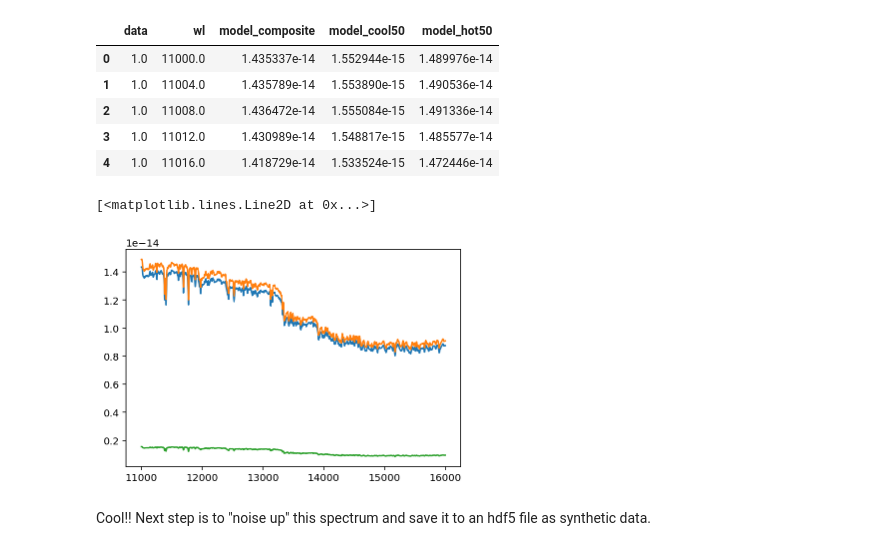
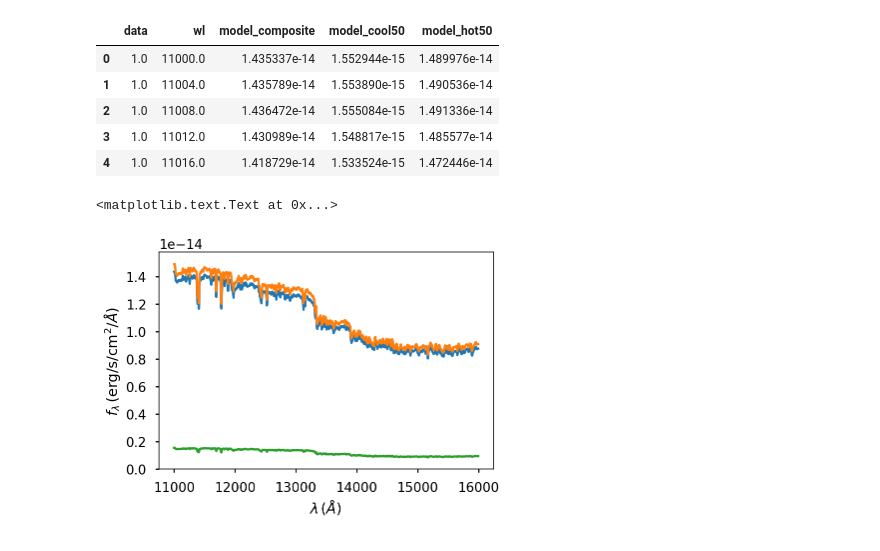
Before and after one commit to BrownDwarf/nubble, a Jupyter notebook: notebooks/01.02-GJ1214_and_star.ipynb, the cells around one changed output. Cells and saved outputs as stored; diff of their text form; code cells hidden in the pictures.

```diff
--- a/notebooks/01.02-GJ1214_and_star.ipynb
+++ b/notebooks/01.02-GJ1214_and_star.ipynb
@@ -258,9 +272,11 @@ import matplotlib.pyplot as plt
 # %%
 plt.plot(df.wl, df.model_composite)
-plt.plot(df.wl, df.model_hot50)I
+plt.plot(df.wl, df.model_hot50)
 plt.plot(df.wl, df.model_cool50)
+ymax = df.model_composite.max()*1.1
+plt.ylim(0, ymax)
+plt.xlabel('$\lambda \, (\AA)$ ')
+plt.ylabel('$f_\lambda \, (\mathrm{erg/s/cm}^2 / \AA)$ ')
 # %% [output]
-[<matplotlib.lines.Line2D at 0x...>]
+<matplotlib.text.Text at 0x...>
-[figure, old version]
+[figure, new version]
-# %% [markdown]
-Cool!! Next step is to "noise up" this spectrum and save it to an hdf5 file as synthetic data.
```
Also changed, not shown: parts of 63 cells of this notebook, 5 other files.
